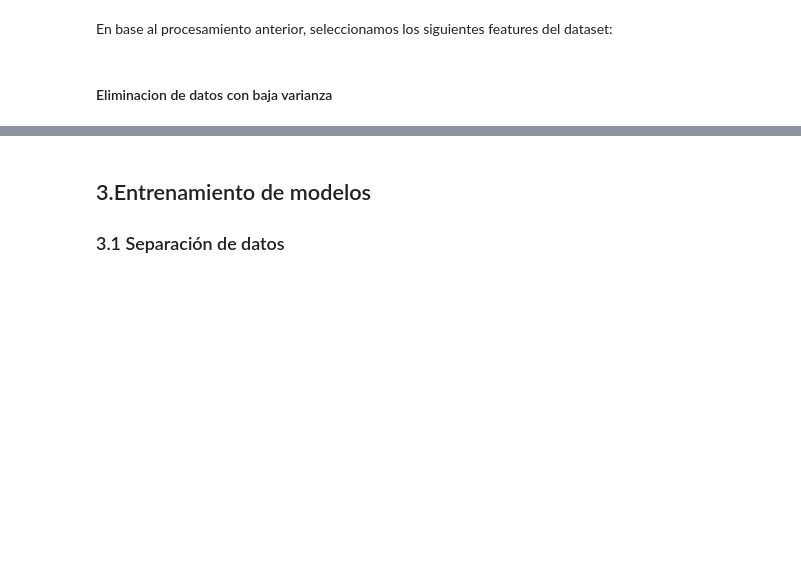
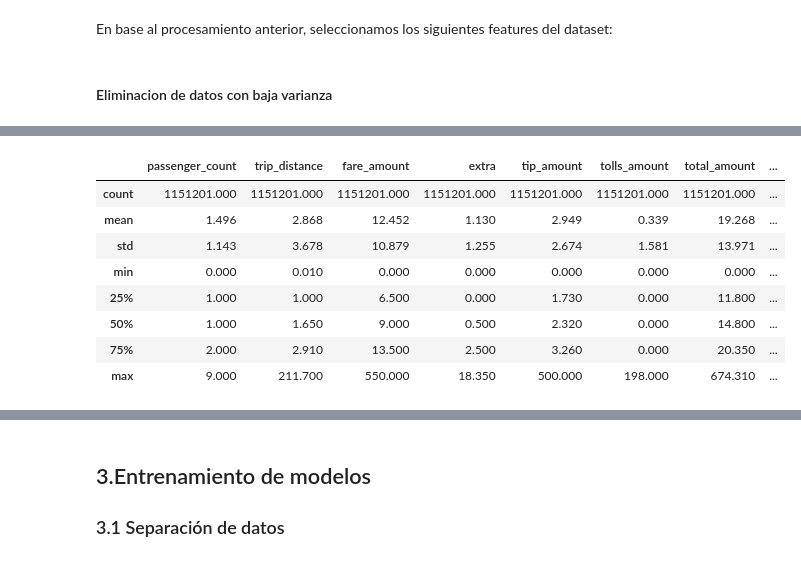
Before and after one commit to santiagobiobot/uba-ia-add-tpfinal, a Jupyter notebook: TP-final-Carlos.ipynb, the cells around one changed output, grey strips where cells are left out. Cells and saved outputs as stored; diff of their text form; code cells hidden in the pictures; blank space fills up the shorter version.

```diff
--- a/TP-final-Carlos.ipynb
+++ b/TP-final-Carlos.ipynb
@@ -765,7 +777,7 @@ feature_cols = [
   'passenger_count', 'trip_distance', 'fare_amount', 'extra',
   'mta_tax', 'tip_amount', 'tolls_amount',
   'improvement_surcharge', 'total_amount',
-  'congestion_surcharge', 'duration', 'PULocationIDFreq',
+  'congestion_surcharge', 'duration', 'PULocationID',
   'morning', 'afternoon', 'evening']
 target_col = ['DOLocationID']
 
@@ -775,6 +787,7 @@ y = df[target_col]
 #### Eliminacion de datos con baja varianza
 # %%
 # TODO
+from statistics import variance
 from sklearn.feature_selection import VarianceThreshold
 
 constant_filter = VarianceThreshold(threshold=0.01)
@@ -783,3 +796,17 @@ constant_filter = VarianceThreshold(threshold=0.01)
 data_constant = constant_filter.fit_transform(X)
 print(X.shape)
 print(data_constant.shape)
+
+#Extracting all constant columns using get support function of our filter
+constant_columns = [column for column in X.columns
+                    if column not in X.columns[constant_filter.get_support()]]
+
+#No. of constant columns
+print(len(constant_columns))
+
+#Constant columns names:
+for column in constant_columns:
+    print(column)
+
+variance_X = X.drop(constant_columns,axis=1)
+variance_X.shape
@@ -786,2 +820,12 @@ print(data_constant.shape)
 # %%
-X.describe()
+variance_X.describe()
+# %% [output]
+|  | passenger_count | trip_distance | fare_amount | extra | tip_amount | tolls_amount | total_amount | ... |
+| count | 1151201.000 | 1151201.000 | 1151201.000 | 1151201.000 | 1151201.000 | 1151201.000 | 1151201.000 | ... |
+| mean | 1.496 | 2.868 | 12.452 | 1.130 | 2.949 | 0.339 | 19.268 | ... |
+| std | 1.143 | 3.678 | 10.879 | 1.255 | 2.674 | 1.581 | 13.971 | ... |
+| min | 0.000 | 0.010 | 0.000 | 0.000 | 0.000 | 0.000 | 0.000 | ... |
+| 25% | 1.000 | 1.000 | 6.500 | 0.000 | 1.730 | 0.000 | 11.800 | ... |
+| 50% | 1.000 | 1.650 | 9.000 | 0.500 | 2.320 | 0.000 | 14.800 | ... |
+| 75% | 2.000 | 2.910 | 13.500 | 2.500 | 3.260 | 0.000 | 20.350 | ... |
+| max | 9.000 | 211.700 | 550.000 | 18.350 | 500.000 | 198.000 | 674.310 | ... |
```
Also changed, not shown: parts of 28 cells of this notebook.
